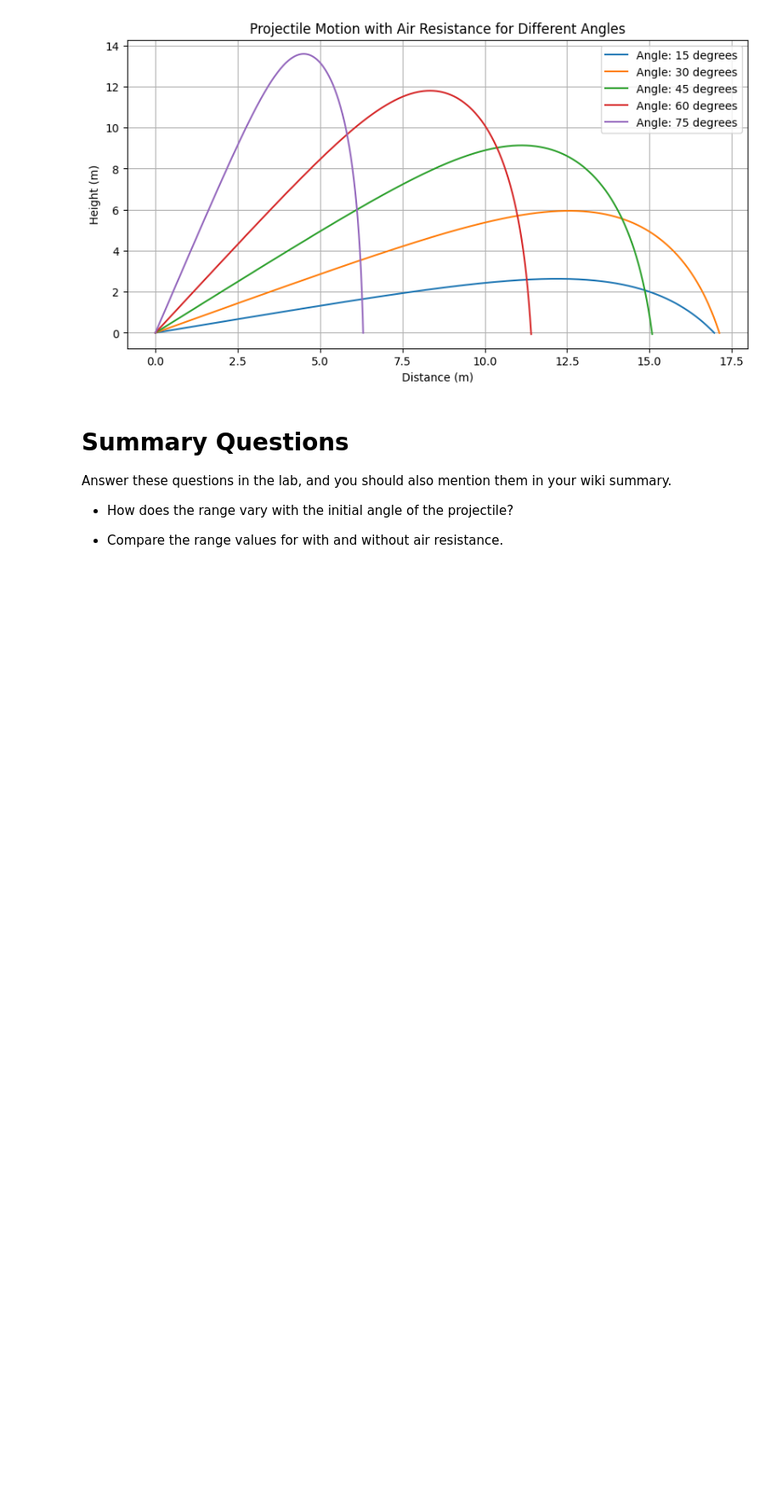
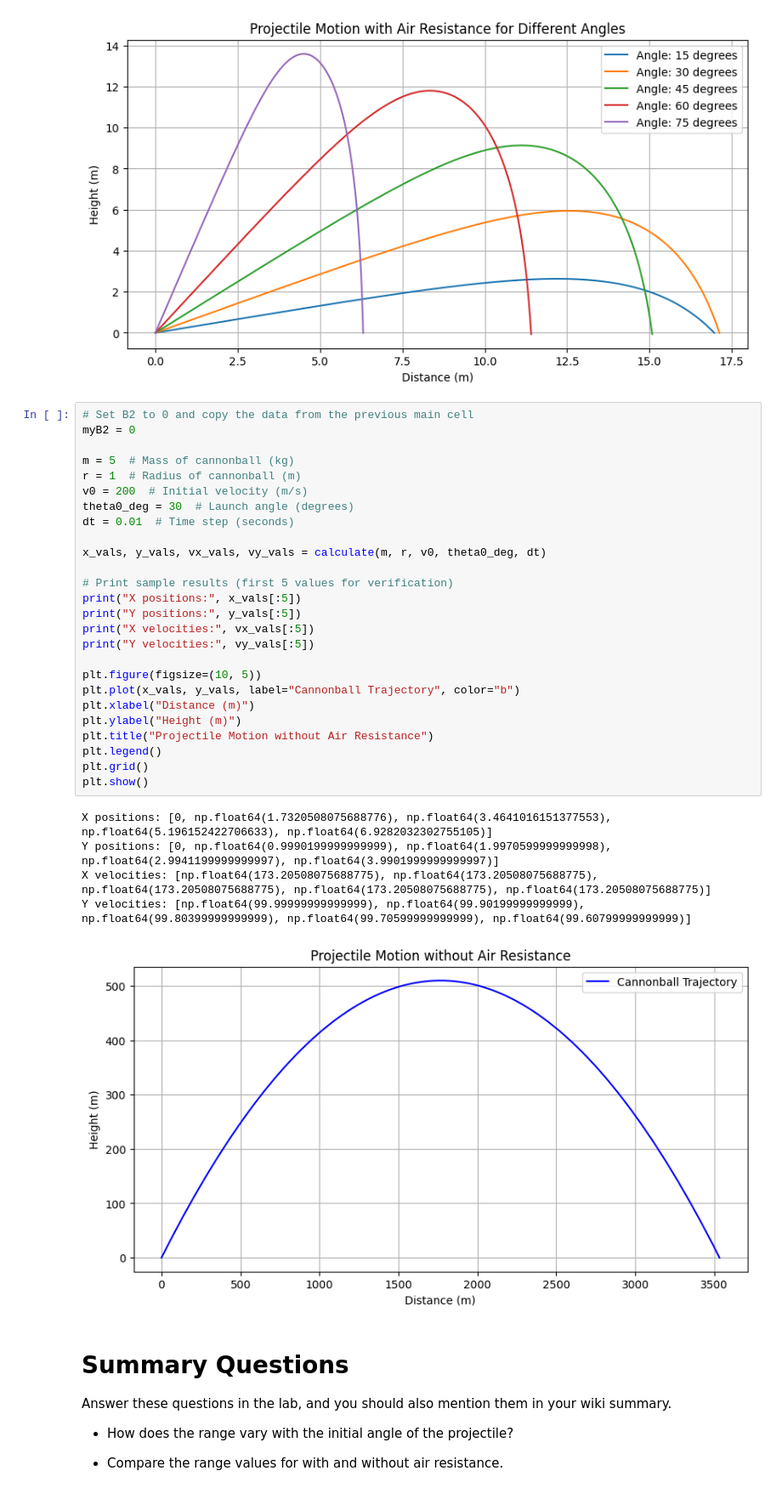
Before and after one commit to TmTrojcak/Computational_Physics, a Jupyter notebook: Tyler_Trojcak_08_Lab04_2D_Projectiles.ipynb, the cells around one changed output. Shown at 85% size. Cells and saved outputs as stored; diff of their text form; blank space fills up the shorter version.

```diff
--- a/Tyler_Trojcak_08_Lab04_2D_Projectiles.ipynb
+++ b/Tyler_Trojcak_08_Lab04_2D_Projectiles.ipynb
@@ -300,6 +300,38 @@ plt.grid()
 plt.show()
 # %% [output]
 [figure]
+# %%
+# Set B2 to 0 and copy the data from the previous main cell
+myB2 = 0
+
+m = 5  # Mass of cannonball (kg)
+r = 1  # Radius of cannonball (m)
+v0 = 200  # Initial velocity (m/s)
+theta0_deg = 30  # Launch angle (degrees)
+dt = 0.01  # Time step (seconds)
+
+x_vals, y_vals, vx_vals, vy_vals = calculate(m, r, v0, theta0_deg, dt)
+
+# Print sample results (first 5 values for verification)
+print("X positions:", x_vals[:5])
+print("Y positions:", y_vals[:5])
+print("X velocities:", vx_vals[:5])
+print("Y velocities:", vy_vals[:5])
+
+plt.figure(figsize=(10, 5))
+plt.plot(x_vals, y_vals, label="Cannonball Trajectory", color="b")
+plt.xlabel("Distance (m)")
+plt.ylabel("Height (m)")
+plt.title("Projectile Motion without Air Resistance")
+plt.legend()
+plt.grid()
+plt.show()
+# %% [output]
+X positions: [0, np.float64(1.7320508075688776), np.float64(3.4641016151377553), np.float64(5.196152422706633), np.float64(6.9282032302755105)]
+Y positions: [0, np.float64(0.9990199999999999), np.float64(1.9970599999999998), np.float64(2.9941199999999997), np.float64(3.9901999999999997)]
+X velocities: [np.float64(173.20508075688775), np.float64(173.20508075688775), np.float64(173.20508075688775), np.float64(173.20508075688775), np.float64(173.20508075688775)]
+Y velocities: [np.float64(99.99999999999999), np.float64(99.90199999999999), np.float64(99.80399999999999), np.float64(99.70599999999999), np.float64(99.60799999999999)]
+[figure, added]
 # %% [markdown]
 # Summary Questions
 
```
Also changed, not shown: parts of 1 cell of this notebook.
